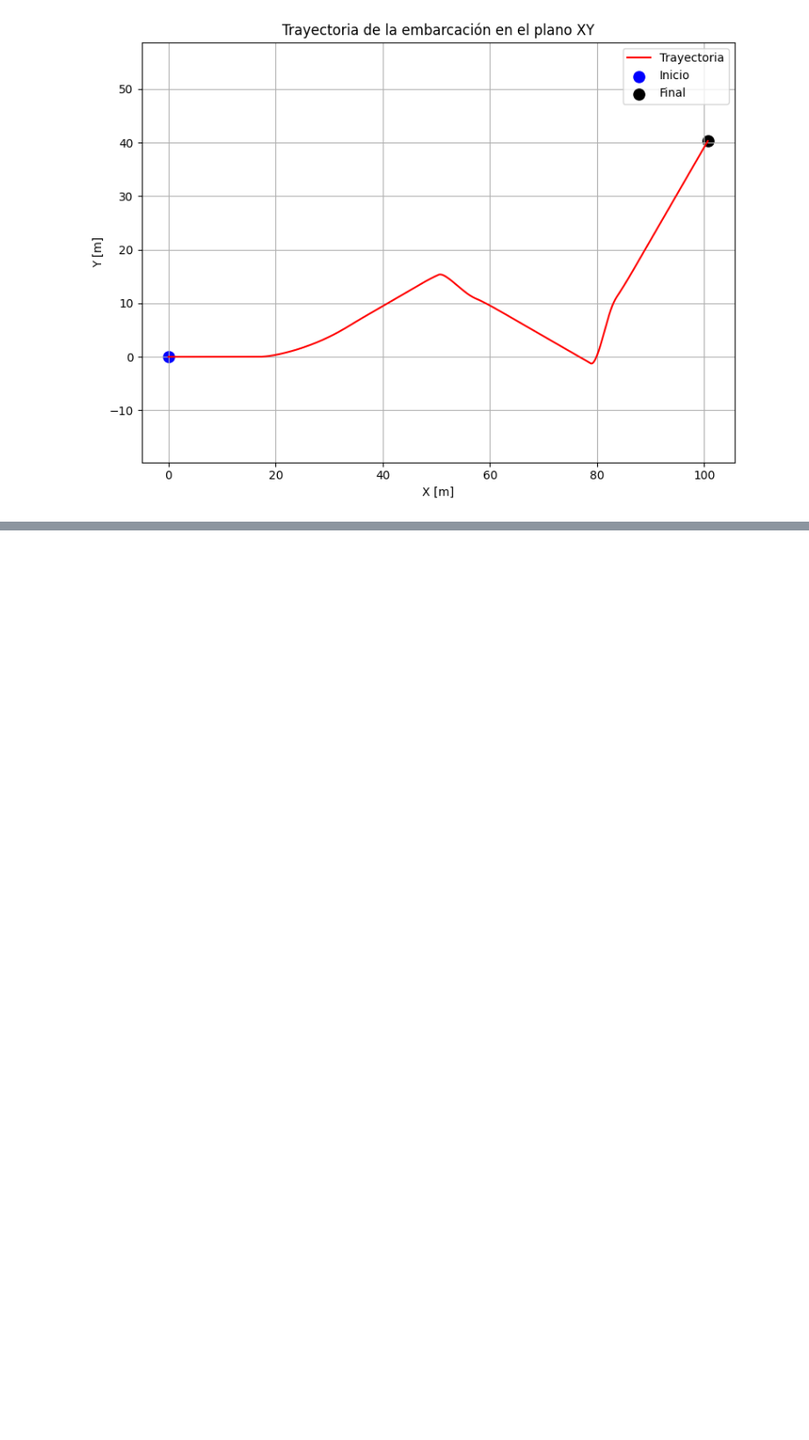
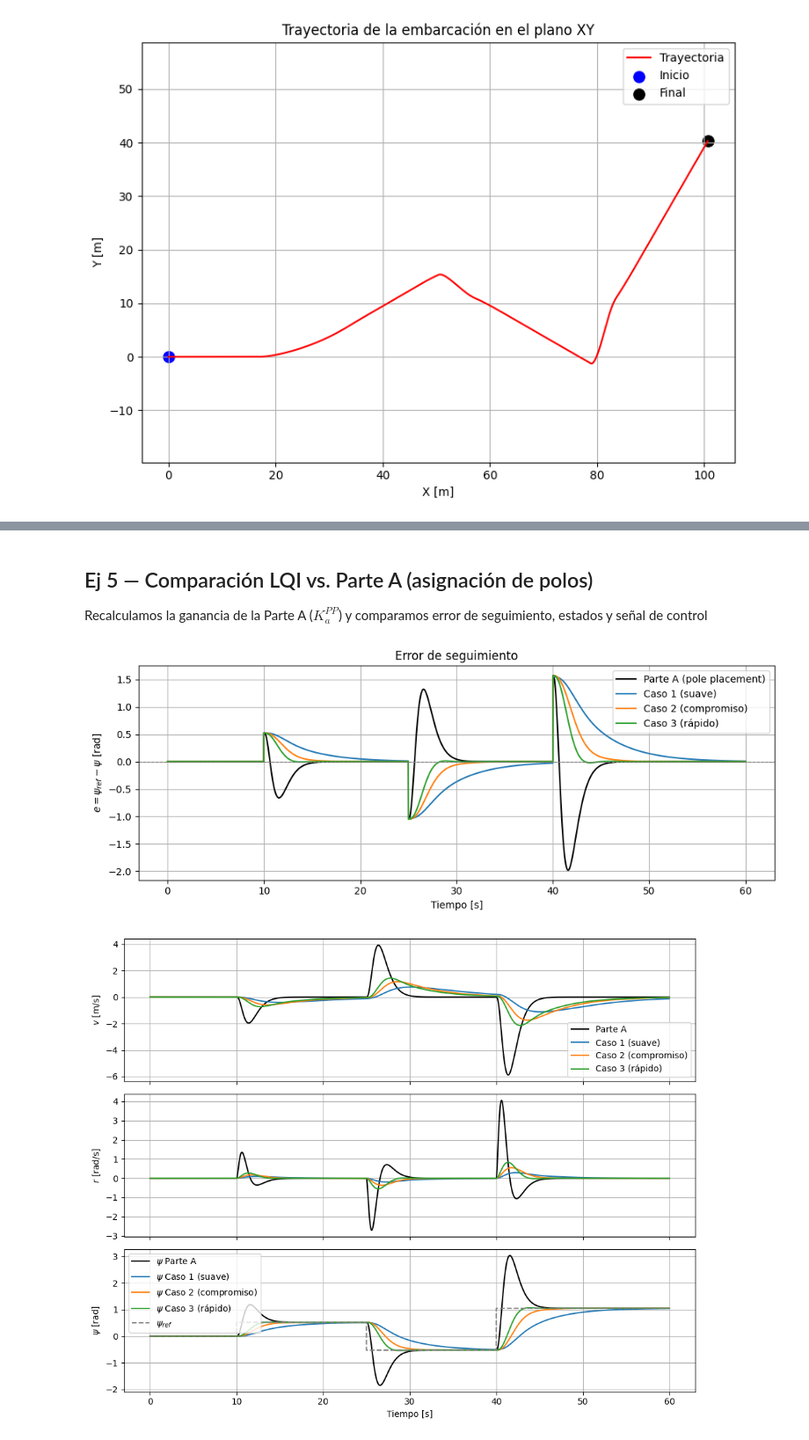
Before and after one commit to Ciror3/tp2Control, a Jupyter notebook: trabajo.ipynb, the cells around one changed output, grey strips where cells are left out. Shown at 88% size. Drawn from its saved outputs; the diff is of its cells as text; code cells hidden in the pictures; blank space fills up the shorter version.

```diff
--- a/trabajo.ipynb
+++ b/trabajo.ipynb
@@ -274,0 +419,15 @@ ValueError: operands could not be broadcast together with shapes (1,1,6000) (600
+# %%
+casos = {
+    "Caso 1 (suave)":      (np.diag([1.0, 1.0, 70.0,  5.0]), np.array([[9.0]])),
+    "Caso 2 (compromiso)": (np.diag([1.0, 1.0, 50.0, 25.0]), np.array([[6.0]])),
+    "Caso 3 (rápido)":     (np.diag([1.0, 1.0, 20.0, 50.0]), np.array([[2.0]])),
+}
+
+Ka_casos = {}
+for nombre, (Qa, R) in casos.items():
+    Ka, P = disena_lqi(Qa, R)
+    Ka_casos[nombre] = Ka
+    polos = np.linalg.eigvals(Aa - Ba @ Ka)
+    print(f"{nombre}")
+    print(f"  Ka = {np.round(Ka.flatten(), 3)}")
+    print(f"  polos LC = {np.round(np.sort(polos.real), 3)}  (estable: {np.all(polos.real < 0)})\n")
@@ -274,0 +480,59 @@ ValueError: operands could not be broadcast together with shapes (1,1,6000) (600
+# %% [markdown]
+## Ej 5 — Comparación LQI vs. Parte A (asignación de polos)
+
+Recalculamos la ganancia de la Parte A ($K_a^{PP}$) y comparamos error de seguimiento,
+estados y señal de control
+# %%
+# --- Ganancia de la Parte A (asignación de polos) ---
+n = Aa.shape[0]
+Mc_pp = np.hstack([Ba, Aa@Ba, np.linalg.matrix_power(Aa,2)@Ba,
+                   np.linalg.matrix_power(Aa,3)@Ba])
+phi_A = (np.linalg.matrix_power(Aa,4) + 9.0*np.linalg.matrix_power(Aa,3)
+         + 29.75*np.linalg.matrix_power(Aa,2) + 42.75*Aa + 22.5*np.eye(n))
+e_n = np.array([[0.0, 0.0, 0.0, 1.0]])
+Ka_PP = e_n @ np.linalg.inv(Mc_pp) @ phi_A
+
+# Simulación de la Parte A
+x_PP, tau_PP = simula_lqi(Ka_PP)
+
+# Simulación de los TRES casos LQI (dict: nombre -> (x, tau))
+sims_lqi = {nombre: simula_lqi(Ka) for nombre, Ka in Ka_casos.items()}
+
+plt.figure(figsize=(10, 4))
+plt.plot(t, psi_ref - x_PP[2], color="black", lw=1.5, label="Parte A (pole placement)")
+for nombre, (x, tau) in sims_lqi.items():
+    plt.plot(t, psi_ref - x[2], label=nombre)
+plt.axhline(0.0, color="gray", lw=0.8, ls="--")
+plt.xlabel("Tiempo [s]"); plt.ylabel(r"$e=\psi_{ref}-\psi$ [rad]")
+plt.title("Error de seguimiento"); plt.grid(True); plt.legend(); plt.tight_layout()
+
+fig, ax = plt.subplots(3, 1, figsize=(10, 8), sharex=True)
+ax[0].plot(t, x_PP[0], color="black", label="Parte A")
+for nombre, (x, tau) in sims_lqi.items():
+    ax[0].plot(t, x[0], label=nombre)
+ax[0].set_ylabel(r"$v$ [m/s]"); ax[0].grid(True); ax[0].legend()
+
+ax[1].plot(t, x_PP[1], color="black")
+for nombre, (x, tau) in sims_lqi.items():
+    ax[1].plot(t, x[1])
+ax[1].set_ylabel(r"$r$ [rad/s]"); ax[1].grid(True)
+
+ax[2].plot(t, x_PP[2], color="black", label=r"$\psi$ Parte A")
+for nombre, (x, tau) in sims_lqi.items():
+    ax[2].plot(t, x[2], label=rf"$\psi$ {nombre}")
+ax[2].step(t, psi_ref, where="post", ls="--", color="gray", label=r"$\psi_{ref}$")
+ax[2].set_ylabel(r"$\psi$ [rad]"); ax[2].set_xlabel("Tiempo [s]")
+ax[2].grid(True); ax[2].legend(); fig.tight_layout()
+
+
+plt.figure(figsize=(10, 4))
+plt.plot(t, tau_PP, color="black", lw=1.5,
+         label=f"Parte A (pico {np.max(np.abs(tau_PP)):.1f})")
+for nombre, (x, tau) in sims_lqi.items():
+    plt.plot(t, tau, label=f"{nombre} (pico {np.max(np.abs(tau)):.1f})")
+plt.xlabel("Tiempo [s]"); plt.ylabel(r"$\tau_r$")
+plt.title("Señal de control"); plt.grid(True); plt.legend(); plt.tight_layout()
+plt.show()
+# %% [output]
+[figure, added]
+[figure, added]
```
Also changed, not shown: parts of 23 cells of this notebook.
